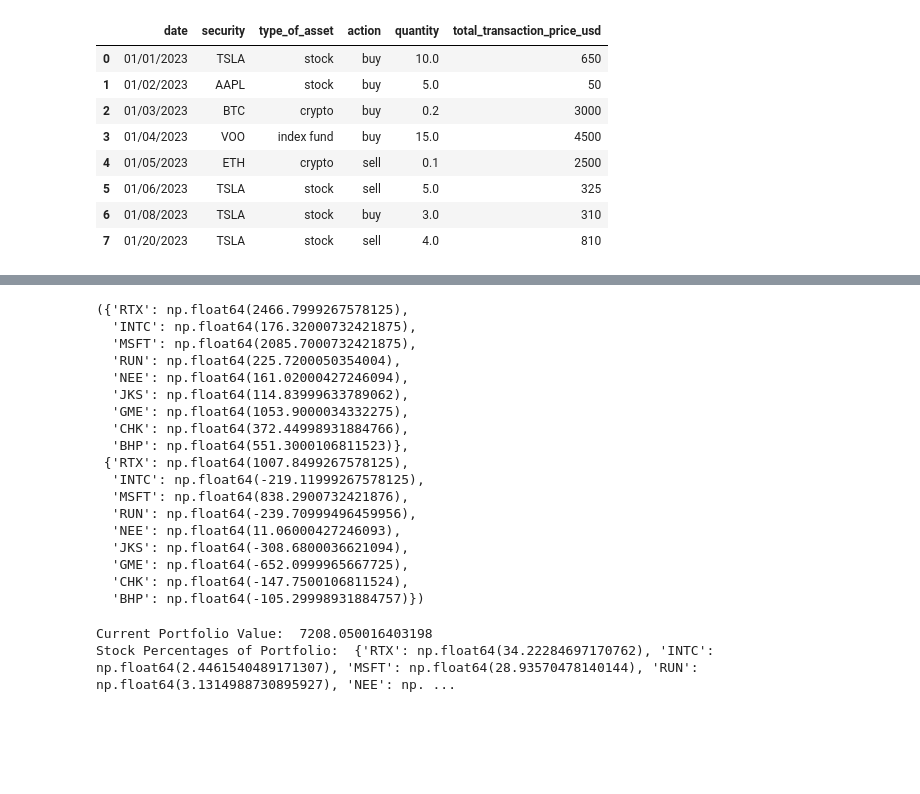
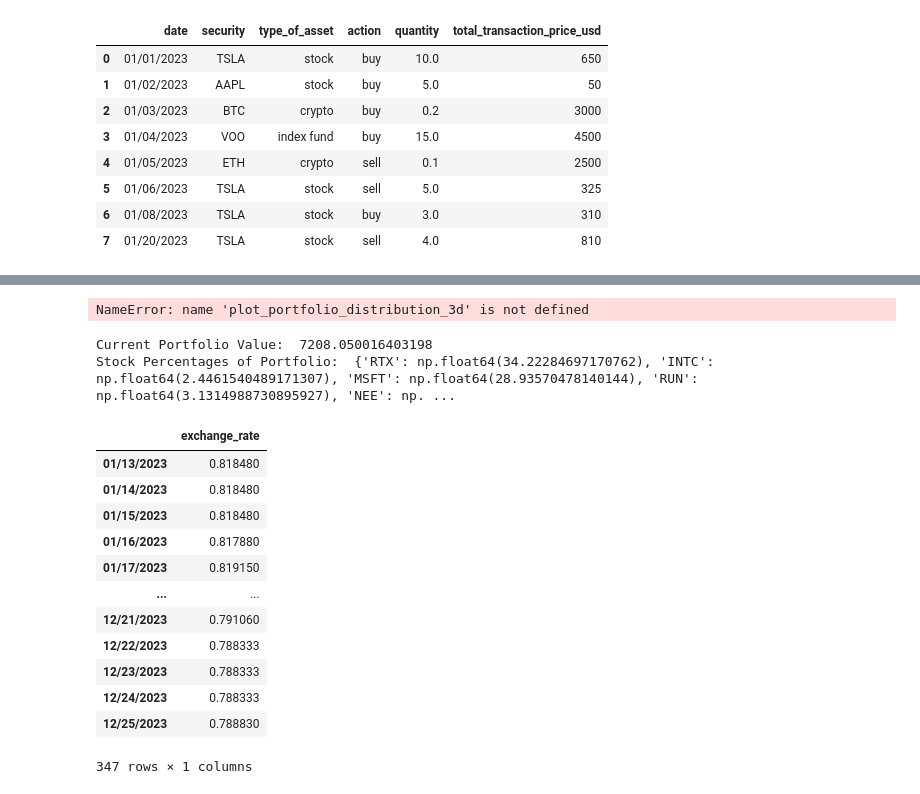
Before and after one commit to magurh/portfolio-tracker, a Jupyter notebook: notebooks/testing.ipynb, the cells around one changed output, grey strips where cells are left out. Cells and saved outputs as stored; diff of their text form; code cells hidden in the pictures; blank space fills up the shorter version.

```diff
--- a/notebooks/testing.ipynb
+++ b/notebooks/testing.ipynb
@@ -111,25 +199,7 @@ stocks.get_realized_gains()
-# %%
-current_stock_values = stocks.fetch_current_values()
-current_stock_values
-# %% [output]
-({'RTX': np.float64(2466.7999267578125),
-  'INTC': np.float64(176.32000732421875),
-  'MSFT': np.float64(2085.7000732421875),
-  'RUN': np.float64(225.7200050354004),
-  'NEE': np.float64(161.02000427246094),
-  'JKS': np.float64(114.83999633789062),
-  'GME': np.float64(1053.9000034332275),
-  'CHK': np.float64(372.44998931884766),
-  'BHP': np.float64(551.3000106811523)},
- {'RTX': np.float64(1007.8499267578125),
-  'INTC': np.float64(-219.11999267578125),
-  'MSFT': np.float64(838.2900732421876),
-  'RUN': np.float64(-239.70999496459956),
-  'NEE': np.float64(11.06000427246093),
-  'JKS': np.float64(-308.6800036621094),
-  'GME': np.float64(-652.0999965667725),
-  'CHK': np.float64(-147.7500106811524),
-  'BHP': np.float64(-105.29998931884757)})
+# %%
+plot_portfolio_distribution_3d(owned_assets_dict, current_stock_values)
+# %% [output]
+NameError: name 'plot_portfolio_distribution_3d' is not defined
 # %%
 portfolio_manager = PortfolioManager(stock_transactions)
 print("Current Portfolio Value: ", portfolio_manager.current_portfolio_value())
@@ -137,3 +207,27 @@ print("Stock Percentages of Portfolio: ", portfolio_manager.stock_percentage_of_
 # %% [output]
 Current Portfolio Value:  7208.050016403198
 Stock Percentages of Portfolio:  {'RTX': np.float64(34.22284697170762), 'INTC': np.float64(2.4461540489171307), 'MSFT': np.float64(28.93570478140144), 'RUN': np.float64(3.1314988730895927), 'NEE': np. ...
+# %%
+import pandas as pd
+import yfinance as yf
+
+
+
+
+
+
+fetch_exchange_rate('USD', 'GBP', '2023-01-13', '2023-12-25')
+# %% [output]
+|  | exchange_rate |
+| 01/13/2023 | 0.818480 |
+| 01/14/2023 | 0.818480 |
+| 01/15/2023 | 0.818480 |
+| 01/16/2023 | 0.817880 |
+| 01/17/2023 | 0.819150 |
+| ... | ... |
+| 12/21/2023 | 0.791060 |
+| 12/22/2023 | 0.788333 |
+| 12/23/2023 | 0.788333 |
+| 12/24/2023 | 0.788333 |
+| 12/25/2023 | 0.788830 |
+347 rows × 1 columns
```
Also changed, not shown: parts of 9 cells of this notebook, 5 other files.
